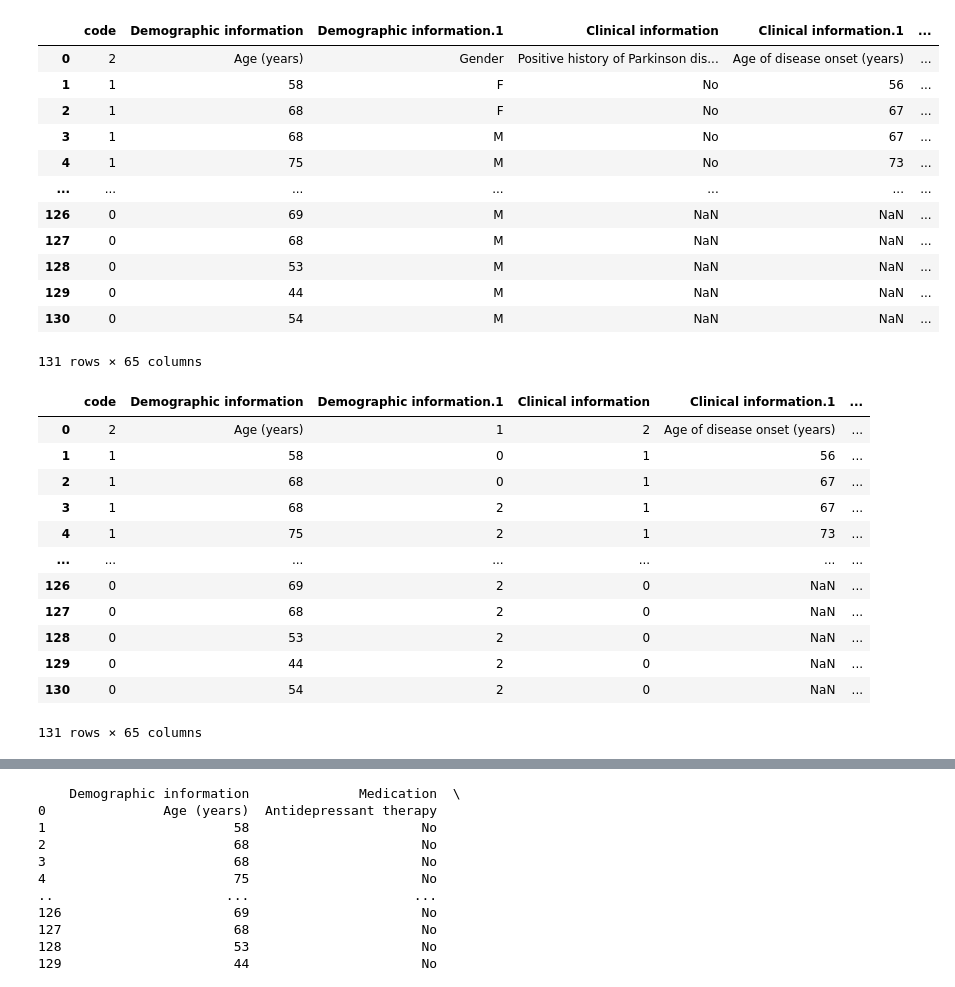
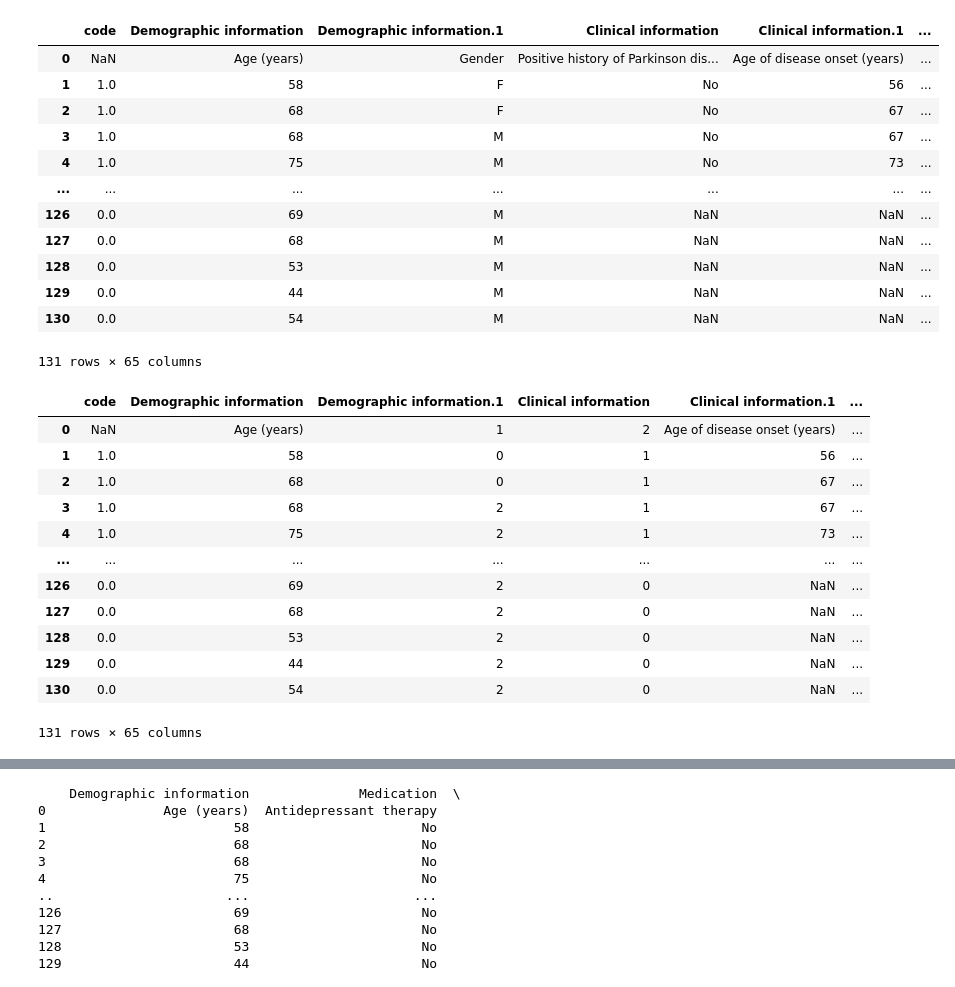
Before and after one commit to michelletheodory/parkinsons, a Jupyter notebook: theodory_MLFINAL.ipynb, the cells around one changed output, grey strips where cells are left out. Drawn from its saved outputs; the diff is of its cells as text; code cells hidden in the pictures.

```diff
--- a/theodory_MLFINAL.ipynb
+++ b/theodory_MLFINAL.ipynb
@@ -1,51 +1,43 @@
 # %%
 import numpy as np
 import pandas as pd
 from sklearn import preprocessing
 
 data = pd.read_csv('dataset.csv')
 
 
 #need to make an input thing? Something that tells you/allows you to feed in an individual's data and then outputs their predicted disease?
 #shouldn't it be like "What is your gender? F/M, Age, Have you taken antidepressant, have you taken benzo, and then all the speech features? "Please input blah blah blah
 #and then whatever the responses are, merge that with the dataset?? or how would you predict a single case
 
-#make class here that cleans data? when I do that, it fucks up all the coding for class section for some reason...
-#class Clean:
-    #def __init__(self, data, map):
-        #self.data = data
+
 def map(code):
     if code.find('PD') != -1:
         return 1
     elif code.find('HC') != -1:
         return 0
-    else:
+    elif code.find('RBD') != -1:
         return 2
 
 
 data = data.rename(columns={'Unnamed: 0': 'code'})
-
-    # print(data)
 data['code'] = data['code'].apply(map)
 data = data.apply(lambda col: col.apply(lambda val: np.nan if val == '-' else val))
 
-# names = data.head()
 display(data)
-
-#so 2 is RBD class
 # %% [output]
 |  | code | Demographic information | Demographic information.1 | Clinical information | Clinical information.1 | ... |
-| 0 | 2 | Age (years) | Gender | Positive history of Parkinson dis... | Age of disease onset (years) | ... |
-| 1 | 1 | 58 | F | No | 56 | ... |
-| 2 | 1 | 68 | F | No | 67 | ... |
-| 3 | 1 | 68 | M | No | 67 | ... |
-| 4 | 1 | 75 | M | No | 73 | ... |
+| 0 | NaN | Age (years) | Gender | Positive history of Parkinson dis... | Age of disease onset (years) | ... |
+| 1 | 1.0 | 58 | F | No | 56 | ... |
+| 2 | 1.0 | 68 | F | No | 67 | ... |
+| 3 | 1.0 | 68 | M | No | 67 | ... |
+| 4 | 1.0 | 75 | M | No | 73 | ... |
 | ... | ... | ... | ... | ... | ... | ... |
-| 126 | 0 | 69 | M | NaN | NaN | ... |
-| 127 | 0 | 68 | M | NaN | NaN | ... |
-| 128 | 0 | 53 | M | NaN | NaN | ... |
-| 129 | 0 | 44 | M | NaN | NaN | ... |
-| 130 | 0 | 54 | M | NaN | NaN | ... |
+| 126 | 0.0 | 69 | M | NaN | NaN | ... |
+| 127 | 0.0 | 68 | M | NaN | NaN | ... |
+| 128 | 0.0 | 53 | M | NaN | NaN | ... |
+| 129 | 0.0 | 44 | M | NaN | NaN | ... |
+| 130 | 0.0 | 54 | M | NaN | NaN | ... |
 131 rows × 65 columns
 # %%
 data["Demographic information.1"] = pd.Categorical(data["Demographic information.1"])
@@ -59,17 +51,17 @@ data["Clinical information"] = data["Clinical information"].cat.codes
 display(data)
 # %% [output]
 |  | code | Demographic information | Demographic information.1 | Clinical information | Clinical information.1 | ... |
-| 0 | 2 | Age (years) | 1 | 2 | Age of disease onset (years) | ... |
-| 1 | 1 | 58 | 0 | 1 | 56 | ... |
-| 2 | 1 | 68 | 0 | 1 | 67 | ... |
-| 3 | 1 | 68 | 2 | 1 | 67 | ... |
-| 4 | 1 | 75 | 2 | 1 | 73 | ... |
+| 0 | NaN | Age (years) | 1 | 2 | Age of disease onset (years) | ... |
+| 1 | 1.0 | 58 | 0 | 1 | 56 | ... |
+| 2 | 1.0 | 68 | 0 | 1 | 67 | ... |
+| 3 | 1.0 | 68 | 2 | 1 | 67 | ... |
+| 4 | 1.0 | 75 | 2 | 1 | 73 | ... |
 | ... | ... | ... | ... | ... | ... | ... |
-| 126 | 0 | 69 | 2 | 0 | NaN | ... |
-| 127 | 0 | 68 | 2 | 0 | NaN | ... |
-| 128 | 0 | 53 | 2 | 0 | NaN | ... |
-| 129 | 0 | 44 | 2 | 0 | NaN | ... |
-| 130 | 0 | 54 | 2 | 0 | NaN | ... |
+| 126 | 0.0 | 69 | 2 | 0 | NaN | ... |
+| 127 | 0.0 | 68 | 2 | 0 | NaN | ... |
+| 128 | 0.0 | 53 | 2 | 0 | NaN | ... |
+| 129 | 0.0 | 44 | 2 | 0 | NaN | ... |
+| 130 | 0.0 | 54 | 2 | 0 | NaN | ... |
 131 rows × 65 columns
 # %%
 print(data.groupby('code').size())
```
Also changed, not shown: parts of 20 cells of this notebook.
